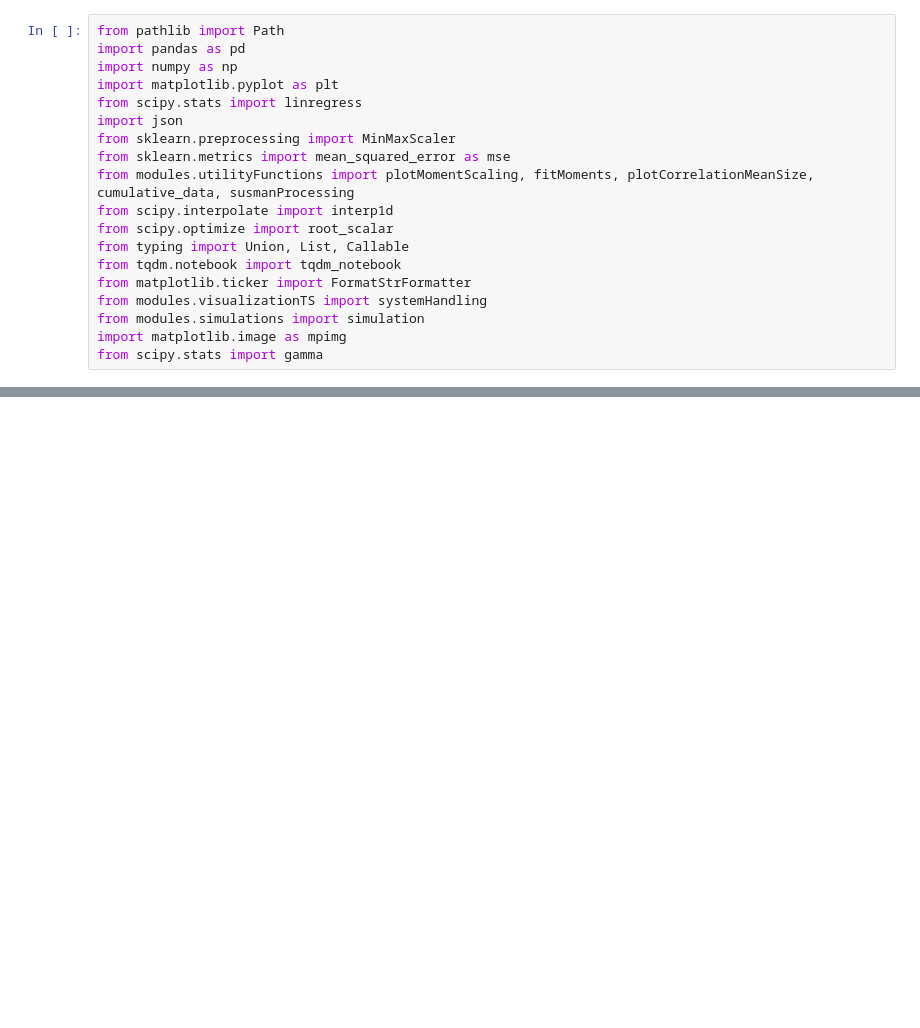
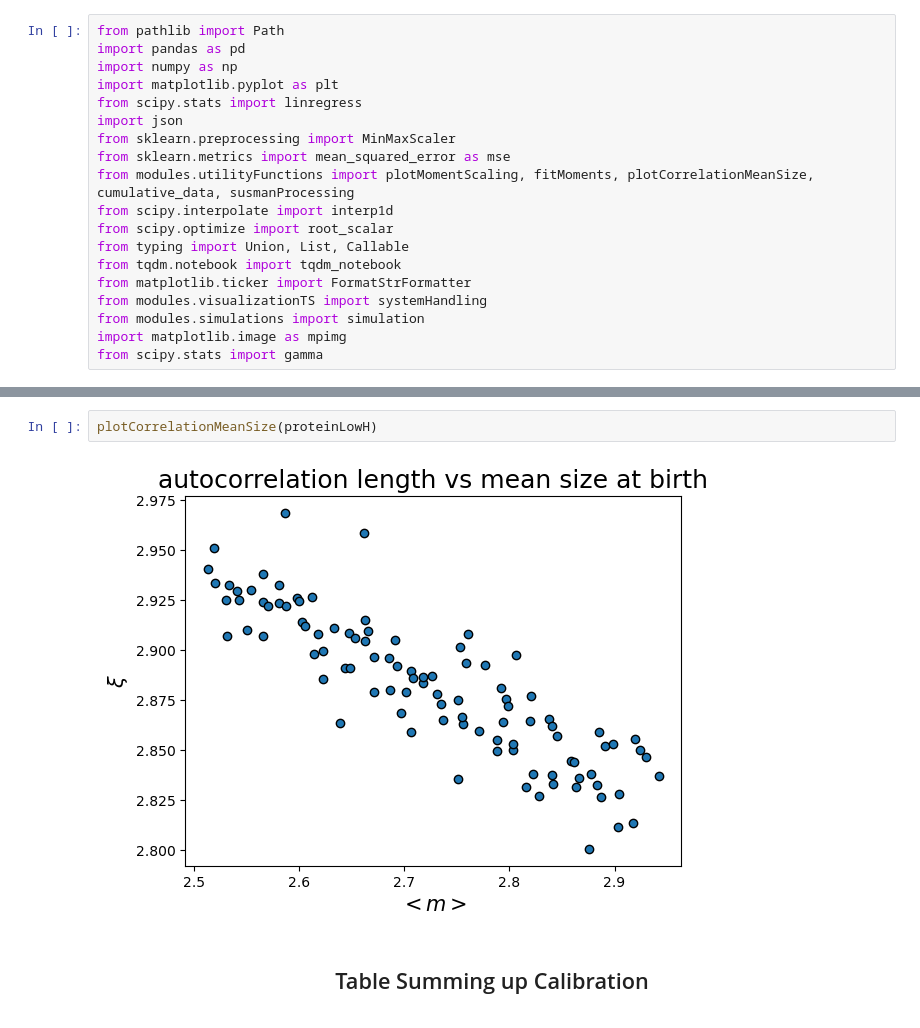
Before and after one commit to tommasoamico/masterThesis, a Jupyter notebook: code/pythonApp/visualization6.ipynb, the cells around one changed output, grey strips where cells are left out. Drawn from its saved outputs; the diff is of its cells as text; blank space fills up the shorter version.

```diff
--- a/code/pythonApp/visualization6.ipynb
+++ b/code/pythonApp/visualization6.ipynb
@@ -31,0 +96,10 @@ pd.DataFrame(fitDictionary)
+# %%
+plotCorrelationMeanSize(proteinLowH)
+# %% [output]
+[figure, added]
+# %% [markdown]
+<center>
+
+## Table Summing up Calibration
+
+</center>
```
Also changed, not shown: parts of 12 cells of this notebook.
